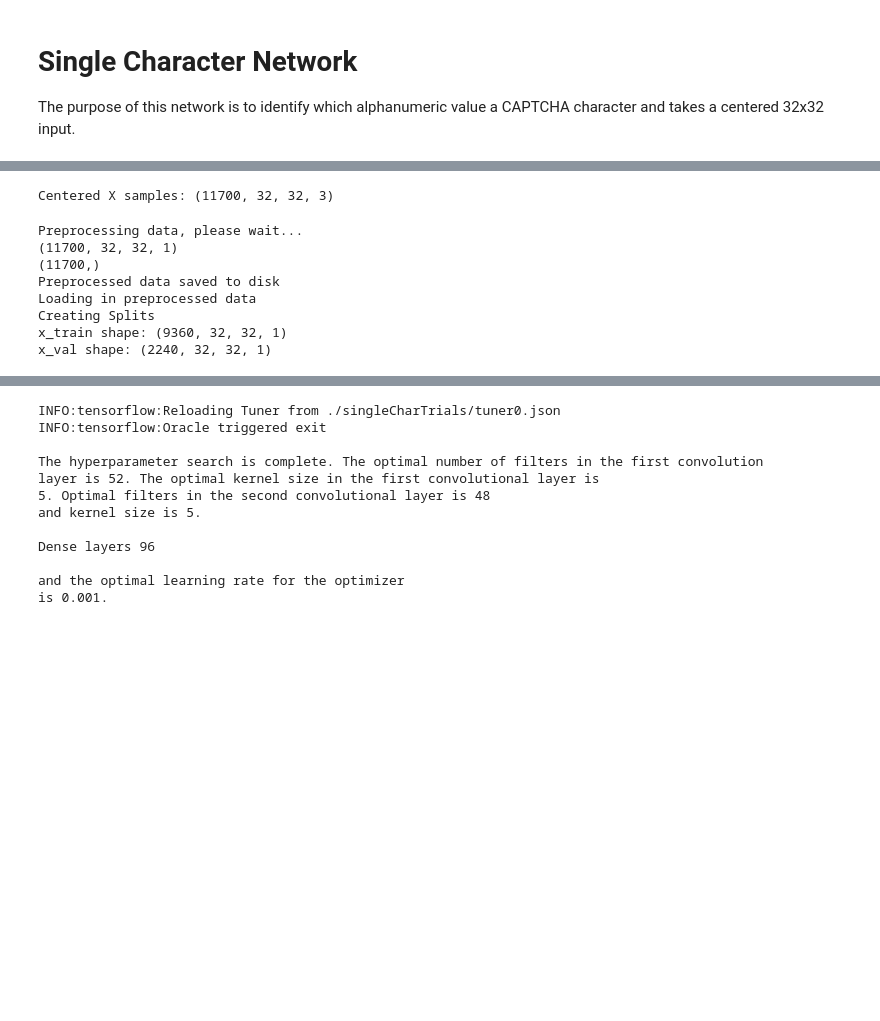
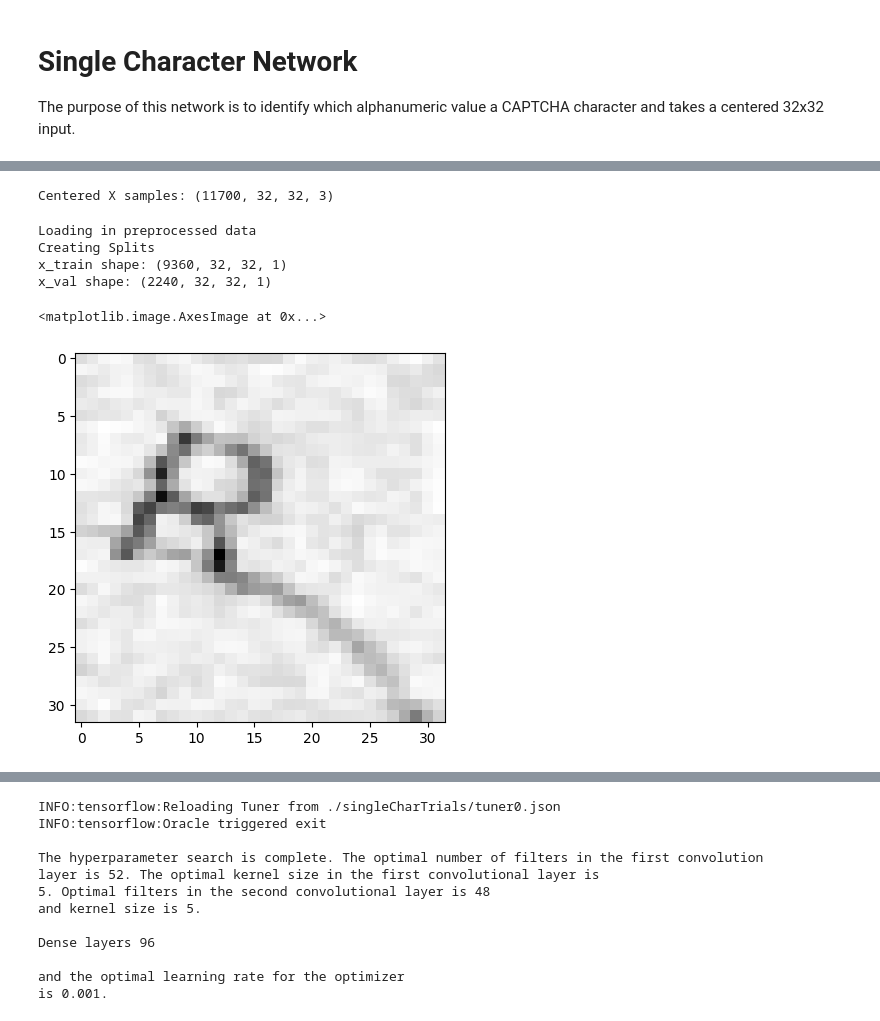
Before and after one commit to Oreo-Monster/CAPTCHA-breaker, a Jupyter notebook: SingleCharNetwork.ipynb, the cells around one changed output, grey strips where cells are left out. Drawn from its saved outputs; the diff is of its cells as text; code cells hidden in the pictures; blank space fills up the shorter version.

Commit message:
Load

```diff
--- a/SingleCharNetwork.ipynb
+++ b/SingleCharNetwork.ipynb
@@ -16,17 +19,17 @@ import os
-# %%
-#Extracting all centered single char images
-y_pos = np.load('data/y_single_pos.npy')
-y_label = np.load('data/y_single_label.npy')
-x = np.load('data/x_single.npy')
-centered_labels = y_label[np.nonzero(y_pos)]
-centered_x = x[np.nonzero(y_pos)]
-
-np.save("data/x_single_centered.npy", centered_x)
-np.save("data/y_single_label_centered.npy", centered_labels)
-
-print(f"Centered X samples: {centered_x.shape}")
-# %% [output]
-Centered X samples: (11700, 32, 32, 3)
+# %%
+#Extracting all centered single char images
+y_pos = np.load('data/y_single_pos.npy')
+y_label = np.load('data/y_single_label.npy')
+x = np.load('data/x_single.npy')
+centered_labels = y_label[np.nonzero(y_pos)]
+centered_x = x[np.nonzero(y_pos)]
+
+np.save("data/x_single_centered.npy", centered_x)
+np.save("data/y_single_label_centered.npy", centered_labels)
+
+print(f"Centered X samples: {centered_x.shape}")
+# %% [output]
+Centered X samples: (11700, 32, 32, 3)
 # %%
 #Make sure at least one of these files exist
 #Path to full data files created by Data Gen Notebook
@@ -41,37 +44,38 @@ Y_PREPROCESSED = "data/y_single_label_centered_preprocessed.npy"
 X_DEV = "data/x_single_dev.npy"
 Y_DEV = "data/y_single_pos_dev.npy"
 
 USE_DEV = False
 
 
 if not os.path.exists(X_PREPROCESSED) and not os.path.exists(Y_PREPROCESSED):
     print("Preprocessing data, please wait...")
     x, y = img_pp.preprocess_image_data(X_PATH, Y_PATH)
     print(x.shape)
     print(y.shape)
     print("Preprocessed data saved to disk")
 
 if not USE_DEV:
     print("Loading in preprocessed data")
     print("Creating Splits")
     x_train, x_val, x_test, x_train_dev, x_val_dev,  y_train, y_val, y_test, y_train_dev, y_val_dev =  img_pp.split(X_PREPROCESSED, Y_PREPROCESSED, test_split=100)
 
 if USE_DEV:
     print("Loading in dev set")
     print("Creating splits")
     x_train, x_val, x_test, x_train_dev, x_val_dev, y_train, y_val, y_test, y_train_dev, y_val_dev =  img_pp.split(X_DEV, Y_DEV, test_split=100)
 
 print(f"x_train shape: {x_train.shape}")
 print(f"x_val shape: {x_val.shape}")
+
+fig, ax = plt.subplots()
+ax.imshow(x_train[5,:,:,:], cmap="Greys_r")
 # %% [output]
-Preprocessing data, please wait...
-(11700, 32, 32, 1)
-(11700,)
-Preprocessed data saved to disk
 Loading in preprocessed data
 Creating Splits
 x_train shape: (9360, 32, 32, 1)
 x_val shape: (2240, 32, 32, 1)
+<matplotlib.image.AxesImage at 0x...>
+[figure, added]
 # %%
 print(x_train.shape, y_train.shape)
 print(x_val.shape, y_val.shape)
```
Also changed, not shown: parts of 8 cells of this notebook, 4 other files.
